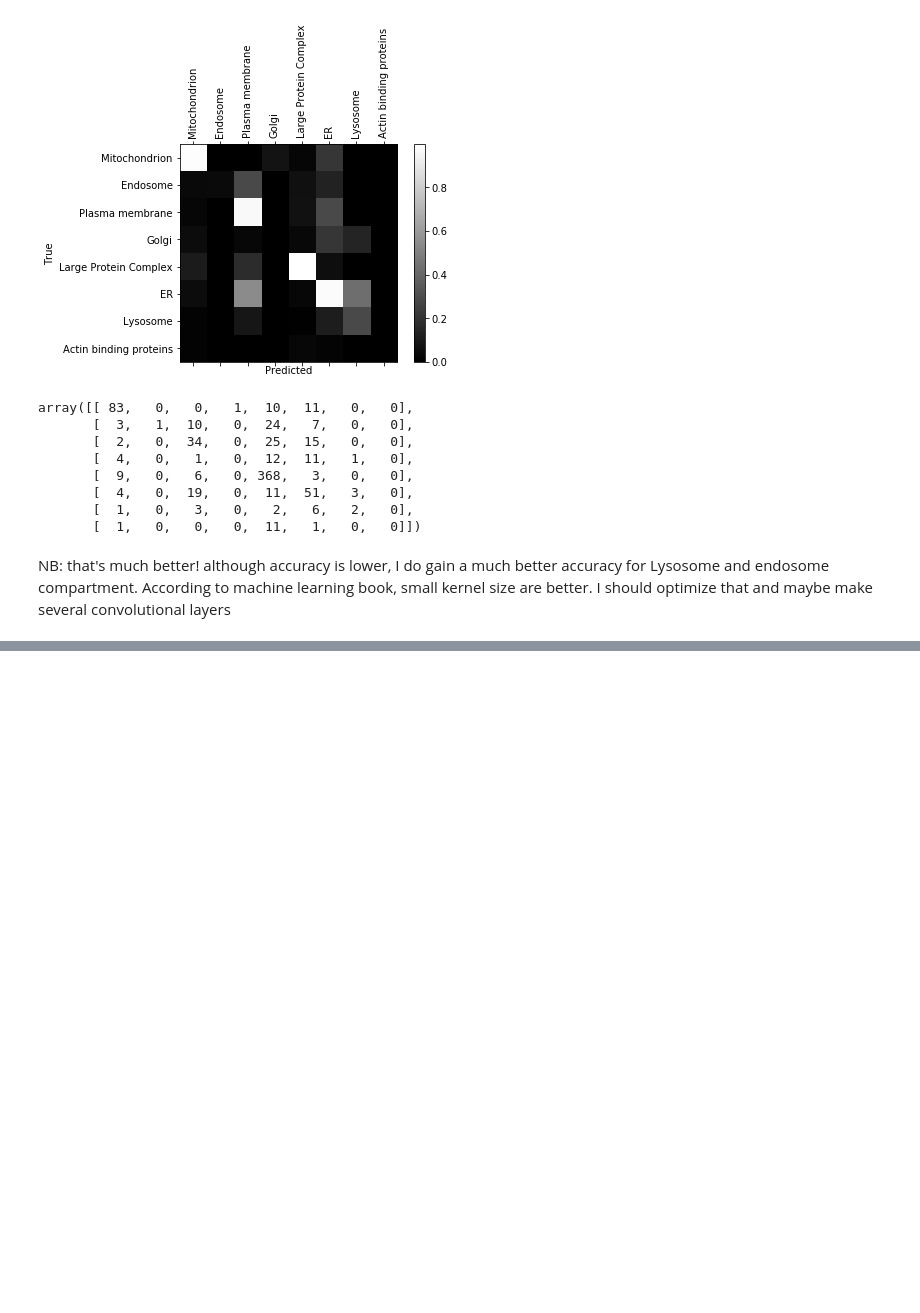
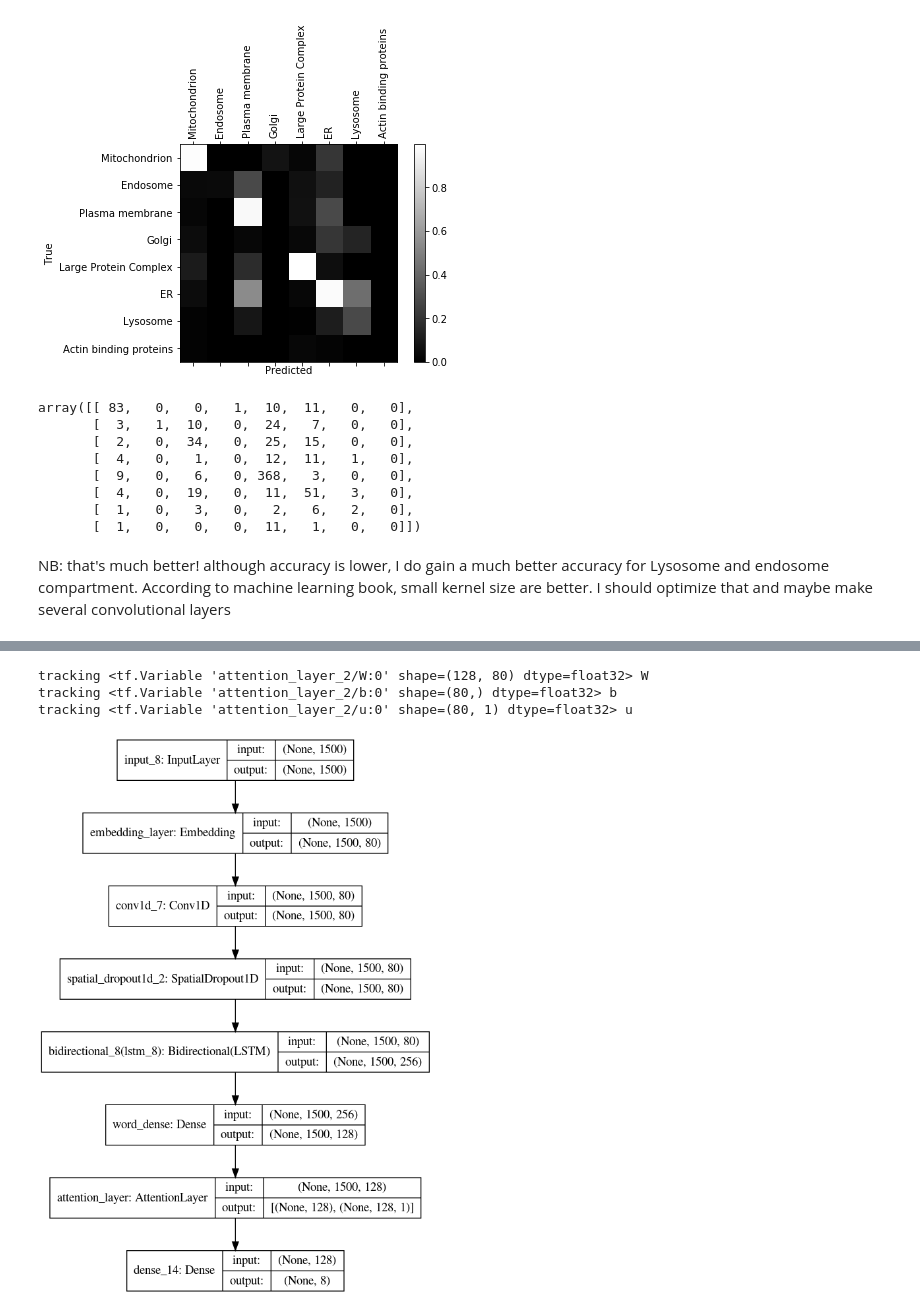
Before and after one commit to JulieRojas/Protein_Localisation_ML, a Jupyter notebook: Compartment_prediction/8_classes_model/8 Compartments with attention.ipynb, the cells around one changed output, grey strips where cells are left out. Saved outputs shown, nothing was run; the diff lists cells and outputs as text; code cells hidden in the pictures; blank space fills up the shorter version.

Commit message:
Custom Attention layer, more in line with published litterature. Plus analysis of model errors

```diff
--- a/Compartment_prediction/8_classes_model/8 Compartments with attention.ipynb
+++ b/Compartment_prediction/8_classes_model/8 Compartments with attention.ipynb
@@ -831,0 +892,47 @@ I should optimize that and maybe make several convolutional layers
+# %%
+"""
+Create Keras functional model for hierarchical attention network
+
+"""
+max_features = tot_aa + 1
+batch_size = 64
+#LSTM
+units = 128
+# Embedding
+embedding_size = 80
+# Convolution
+kernel_size = 5
+filters = 80
+pool_size = 2
+
+_input = Input(shape=[max_len], dtype='int32')
+
+# get the embedding layer
+embedded = Embedding(input_dim=max_features,output_dim=embedding_size,
+        input_length=max_len, name = 'embedding_layer',
+        trainable=True, mask_zero=False)(_input)
+
+conv = Conv1D(filters, kernel_size, padding='same', activation='relu',
+              strides=1)(embedded)
+drop = SpatialDropout1D(0.2)(conv)
+#pool = MaxPooling1D(pool_size=pool_size)(drop)
+
+# biLSTM
+activations = Bidirectional(LSTM(units, return_sequences=True,
+                                 dropout=0.2, recurrent_dropout=0.2))(drop)
+dense = Dense(128, activation='relu', name='word_dense')(activations)
+# compute importance for each step
+sent_att,sent_coeffs = AttentionLayer(embedding_size,return_coefficients=True,
+                                      name='attention_layer')(dense)
+
+probabilities = Dense(8, activation='softmax')(sent_att)
+
+model = Model(inputs=_input, outputs=probabilities)
+model.compile('Nadam', 'categorical_crossentropy', metrics=['accuracy'])
+plot_model(model, to_file='models/model_biLSTM_newAttention_plot.png',
+           show_shapes=True, show_layer_names=True)
+# %% [output]
+tracking <tf.Variable 'attention_layer_2/W:0' shape=(128, 80) dtype=float32> W
+tracking <tf.Variable 'attention_layer_2/b:0' shape=(80,) dtype=float32> b
+tracking <tf.Variable 'attention_layer_2/u:0' shape=(80, 1) dtype=float32> u
+[figure, added]
```
Also changed, not shown: parts of 5 cells of this notebook, 3 other files.
